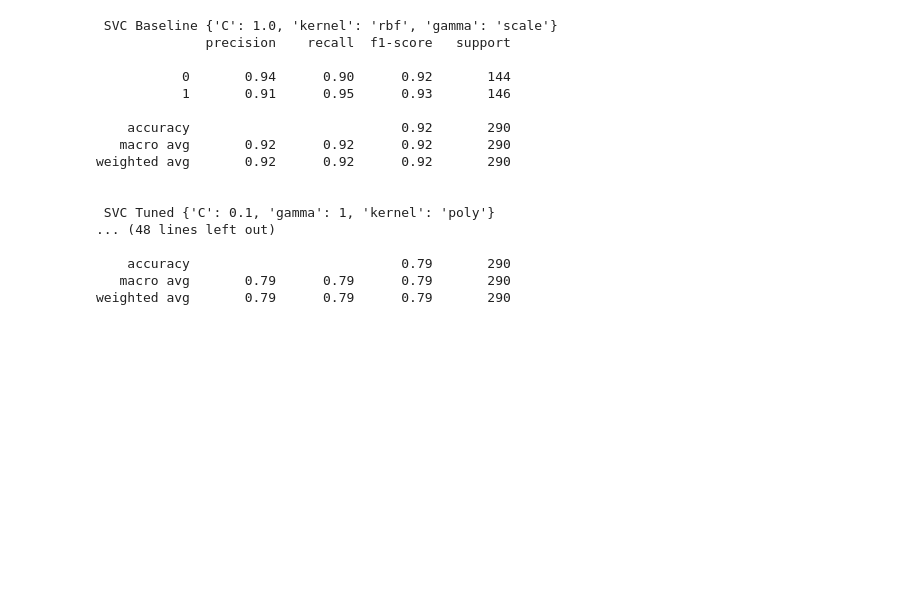
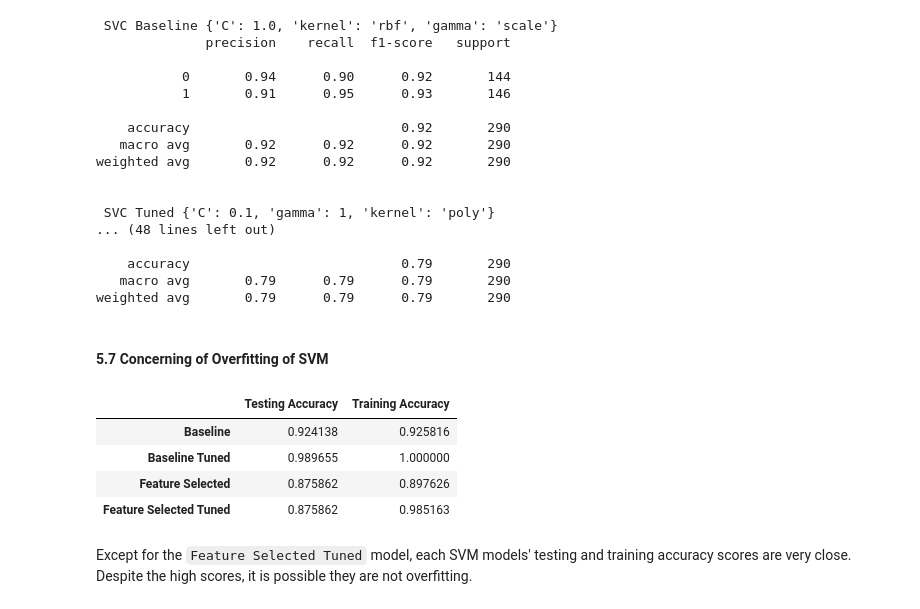
Before and after one commit to omisdami/GROUP1_HEART-DISEASE-, a Jupyter notebook: Heart Disease Classification.ipynb, the cells around one changed output. Drawn from its saved outputs; the diff is of its cells as text; code cells hidden in the pictures; blank space fills up the shorter version.

Commit message:
Add SVM comparison of testing and training dataset accuracy scores

```diff
--- a/Heart Disease Classification.ipynb
+++ b/Heart Disease Classification.ipynb
@@ -1648,0 +1661,5 @@ accuracy_svc_grid
+# %%
+train_accuracy_svc_grid = accuracy_score(y_train, train_pred_svc_grid)
+accuracy_svc_grid = accuracy_score(y_test, y_pred_svc_grid)
+print("SVC baseline TUNED testing dataset accuracy score", accuracy_svc_grid)
+print("SVC baseline TUNED training dataset accuracy score", train_accuracy_svc_grid)
@@ -1661,5 +1681,8 @@ svc_fs = SVC(random_state=42)
 svc_fs.fit(X_train_fs, y_train)
 y_pred_svc_fs = svc_fs.predict(X_test_fs)
 accuracy_svc_fs = accuracy_score(y_test, y_pred_svc_fs)
-print("SVC feature selected test dataset accuracy score:", accuracy_svc_fs)
+train_pred_svc_fs = svc_fs.predict(X_train_fs)
+train_accuracy_svc_fs = accuracy_score(y_train, train_pred_svc_fs)
+print("SVC feature selected testing dataset accuracy score:", accuracy_svc_fs)
+print("SVC feature selected training dataset accuracy score:", train_accuracy_svc_fs)
 # %% [output]
@@ -1678,7 +1706,12 @@ svc_fs_grid.best_estimator_
 SVC(C=1000, gamma=1, max_iter=1000, random_state=42)
 # %%
 svc_fs_grid_param = svc_fs_grid.best_params_
+# %%
+y_pred_svc_fs_grid = svc_fs_grid.predict(X_test_fs)
+train_pred_svc_fs_grid = svc_fs_grid.predict(X_train_fs)
 # %%
 accuracy_svc_fs_grid = accuracy_score(y_test, y_pred_svc_fs_grid)
-print("SVC feature selected TUNED test dataset accuracy score:", accuracy_svc_fs_grid)
+train_accuracy_svc_fs_grid = accuracy_score(y_train, train_pred_svc_fs_grid)
+print("SVC feature selected TUNED testing dataset accuracy score:", accuracy_svc_fs_grid)
+print("SVC feature selected TUNED training dataset accuracy score:", train_accuracy_svc_fs_grid)
 # %% [output]
@@ -1739,3 +1773,21 @@ weighted avg       0.92      0.92      0.92       290
     accuracy                           0.79       290
    macro avg       0.79      0.79      0.79       290
 weighted avg       0.79      0.79      0.79       290
+# %% [markdown]
+#### 5.7 Concerning of Overfitting of SVM
+# %%
+svm_accuracies = pd.DataFrame([[accuracy_svc_baseline, train_accuracy_svc_baseline],
+                               [accuracy_svc_grid, train_accuracy_svc_grid],
+                               [accuracy_svc_fs, train_accuracy_svc_fs],
+                               [accuracy_svc_fs, train_accuracy_svc_fs_grid]],
+                              index=["Baseline", "Baseline Tuned", "Feature Selected", "Feature Selected Tuned"],
+                              columns=["Testing Accuracy", "Training Accuracy"])
+svm_accuracies
+# %% [output]
+|  | Testing Accuracy | Training Accuracy |
+| Baseline | 0.924138 | 0.925816 |
+| Baseline Tuned | 0.989655 | 1.000000 |
+| Feature Selected | 0.875862 | 0.897626 |
+| Feature Selected Tuned | 0.875862 | 0.985163 |
+# %% [markdown]
+Except for the `Feature Selected Tuned` model, each SVM models' testing and training accuracy scores are very close.  Despite the high scores, it is possible they are not overfitting.
```
Also changed, not shown: parts of 10 cells of this notebook.
